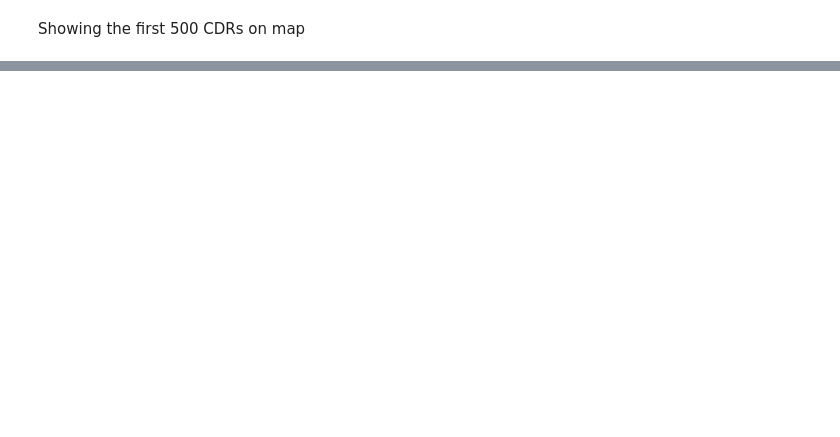
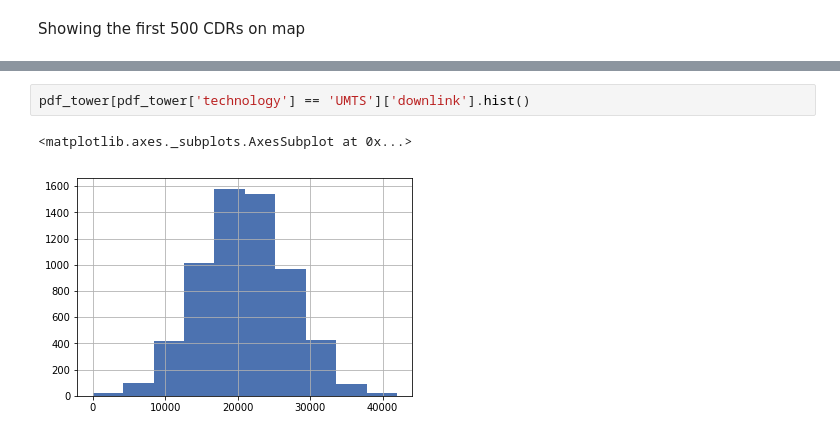
Before and after one commit to Zol-S/other, a Jupyter notebook: bce/2_Cell_Tower_optimization.ipynb, the cells around one changed output, grey strips where cells are left out. Saved outputs shown, nothing was run; the diff lists cells and outputs as text; blank space fills up the shorter version.

```diff
--- a/bce/2_Cell_Tower_optimization.ipynb
+++ b/bce/2_Cell_Tower_optimization.ipynb
@@ -497,0 +608,5 @@ fig.show()
+# %%
+pdf_tower[pdf_tower['technology'] == 'UMTS']['downlink'].hist()
+# %% [output]
+<matplotlib.axes._subplots.AxesSubplot at 0x...>
+[figure, added]
```
Also changed, not shown: parts of 62 cells of this notebook, 2 other files.
